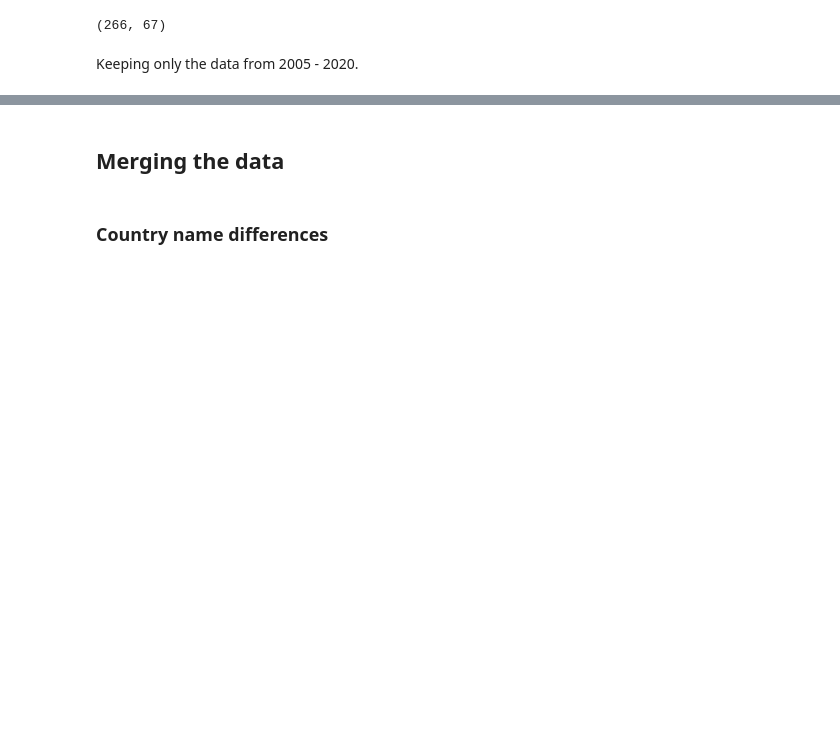
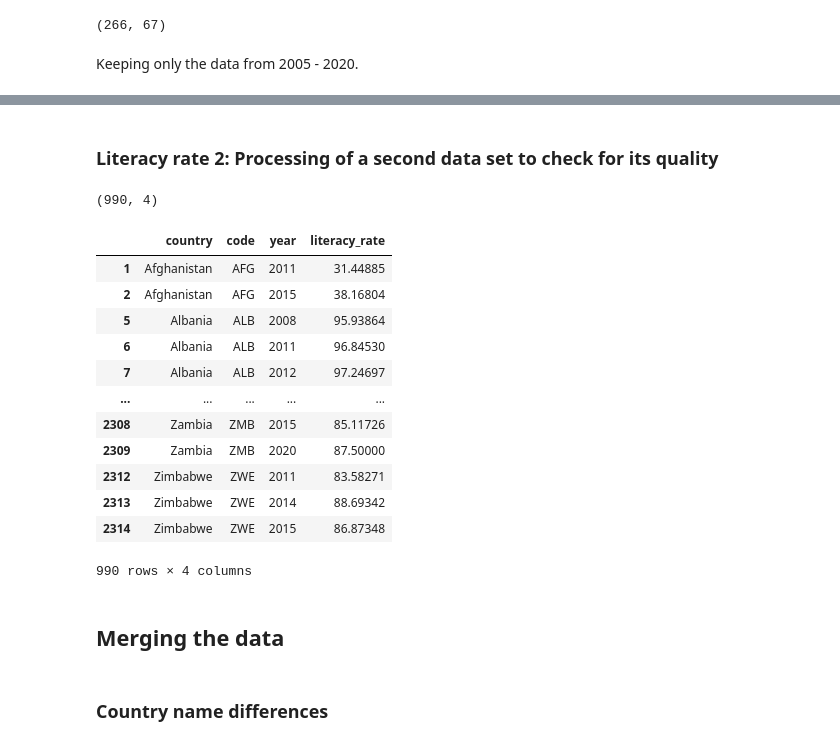
Before and after one commit to khtamkivi/DDS_project_2023, a Jupyter notebook: Data_Preparation_Karl.ipynb, the cells around one changed output, grey strips where cells are left out. Saved outputs shown, nothing was run; the diff lists cells and outputs as text; code cells hidden in the pictures; blank space fills up the shorter version.

```diff
--- a/Data_Preparation_Karl.ipynb
+++ b/Data_Preparation_Karl.ipynb
@@ -134,6 +135,43 @@ literacy_rate.head()
 | 2 | Afghanistan | NaN | NaN | NaN | NaN | NaN | NaN | 31.448851 | NaN | NaN | NaN | ... |
 | 3 | Africa Western and Central | 51.423820 | 57.471149 | 50.119549 | 49.810040 | 50.692379 | 51.156960 | 51.766312 | 52.410160 | 53.002781 | 54.006760 | ... |
 | 4 | Angola | NaN | NaN | NaN | NaN | NaN | NaN | NaN | NaN | NaN | 66.030113 | ... |
+# %% [markdown]
+### Literacy rate 2: Processing of a second data set to check for its quality
+# %%
+# Load the dataset
+literacy_rate_2 = pd.read_csv("data/cross-country-literacy-rates.csv")
+
+# Rename the columns
+literacy_rate_2.rename(columns={
+    'Entity': 'country',
+    'Code': 'code',
+    'Year': 'year',
+    'Historical and more recent literacy estimates': 'literacy_rate'
+}, inplace=True)
+
+# Filter for years 2005-2020
+literacy_rate_2 = literacy_rate_2[(literacy_rate_2['year'] >= 2005) & (literacy_rate_2['year'] <= 2020)]
+
+# Display the first few rows to verify the changes
+literacy_rate_2.shape
+# %% [output]
+(990, 4)
+# %%
+literacy_rate_2
+# %% [output]
+|  | country | code | year | literacy_rate |
+| 1 | Afghanistan | AFG | 2011 | 31.44885 |
+| 2 | Afghanistan | AFG | 2015 | 38.16804 |
+| 5 | Albania | ALB | 2008 | 95.93864 |
+| 6 | Albania | ALB | 2011 | 96.84530 |
+| 7 | Albania | ALB | 2012 | 97.24697 |
+| ... | ... | ... | ... | ... |
+| 2308 | Zambia | ZMB | 2015 | 85.11726 |
+| 2309 | Zambia | ZMB | 2020 | 87.50000 |
+| 2312 | Zimbabwe | ZWE | 2011 | 83.58271 |
+| 2313 | Zimbabwe | ZWE | 2014 | 88.69342 |
+| 2314 | Zimbabwe | ZWE | 2015 | 86.87348 |
+990 rows × 4 columns
 # %% [markdown]
 ## Merging the data
 # %% [markdown]
```
Also changed, not shown: parts of 19 cells of this notebook, 3 other files.
